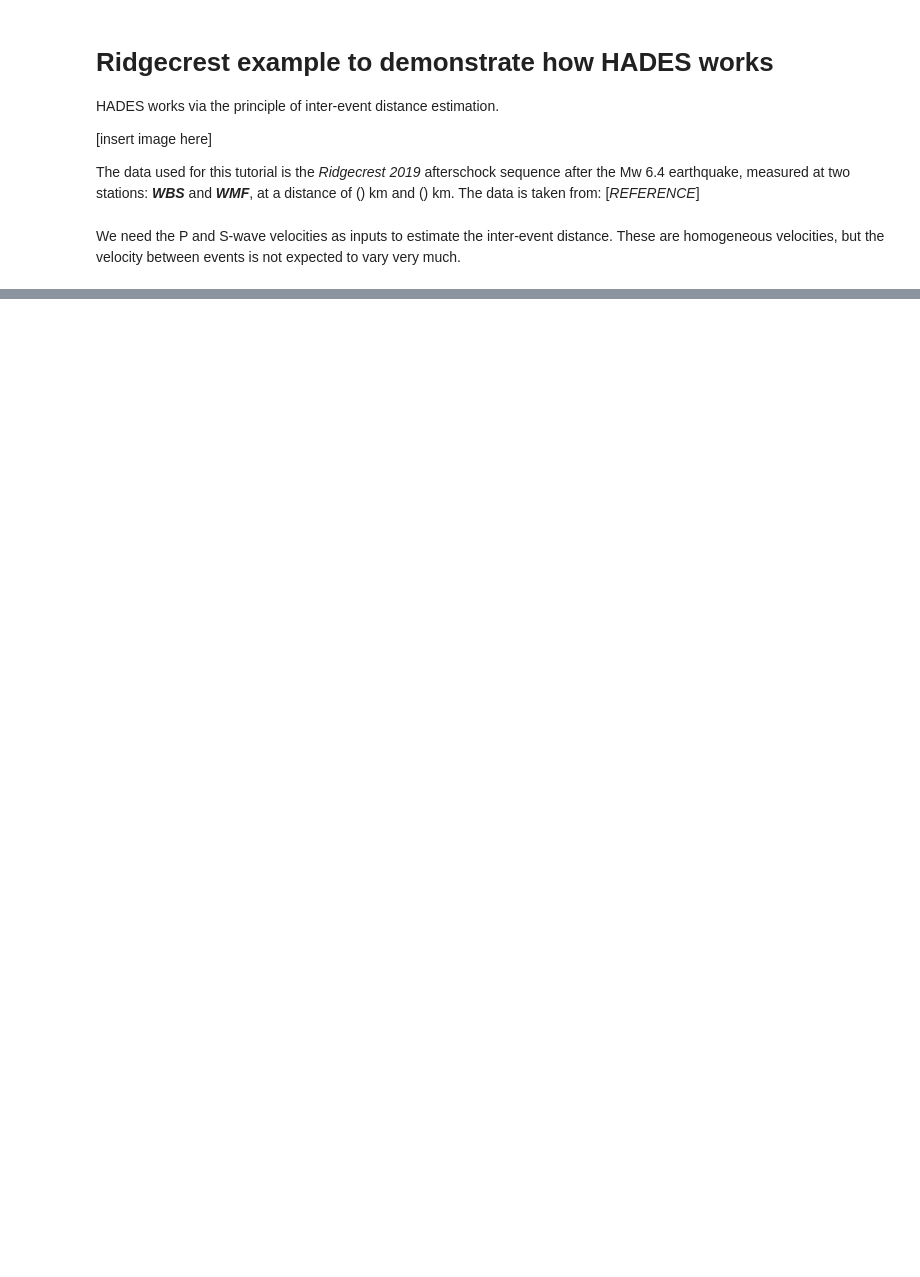
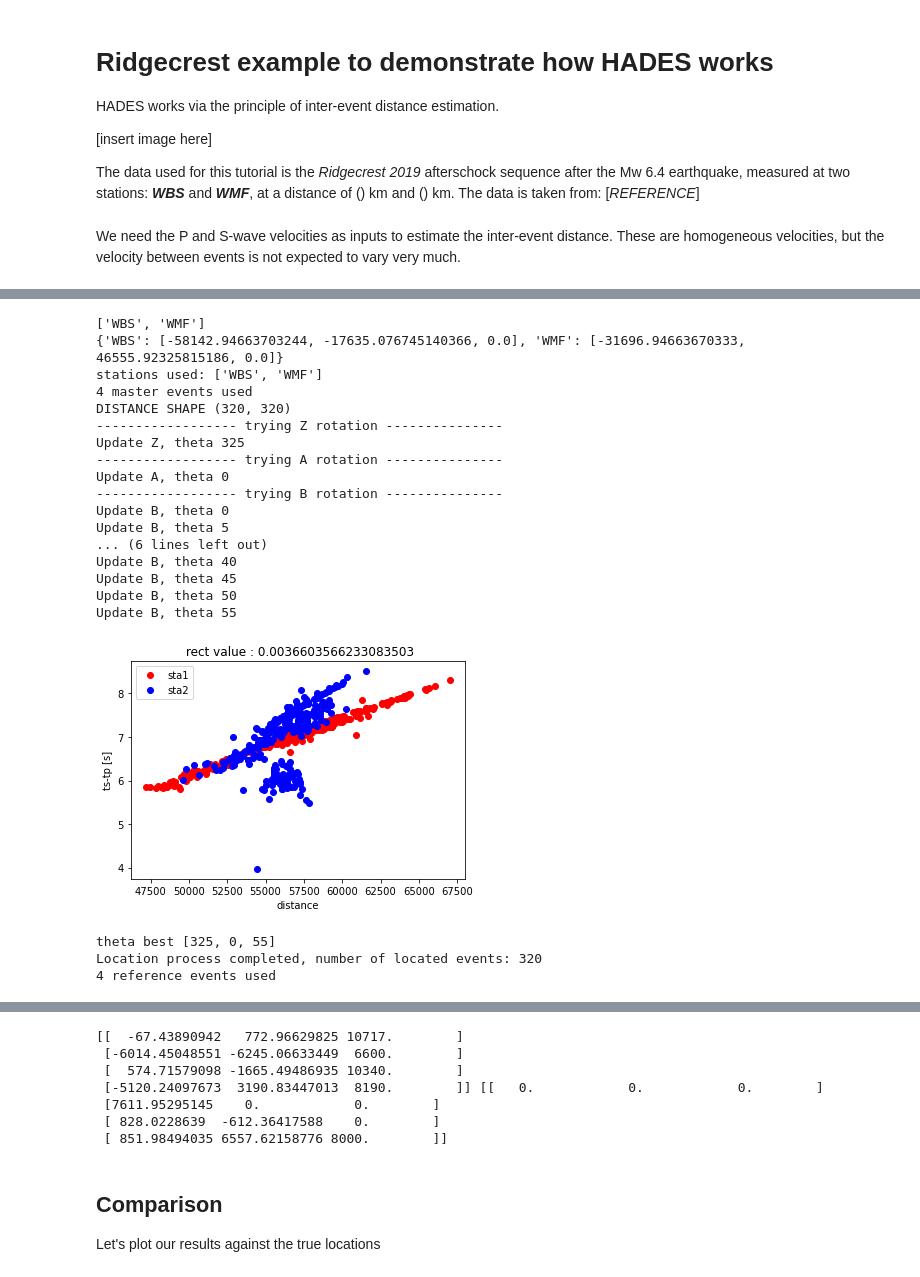
Before and after one commit to ktuin/HADES-R, a Jupyter notebook: run/ridgecrest_example_part1.ipynb, the cells around one changed output, grey strips where cells are left out. Saved outputs shown, nothing was run; the diff lists cells and outputs as text; code cells hidden in the pictures; blank space fills up the shorter version.

```diff
--- a/run/ridgecrest_example_part1.ipynb
+++ b/run/ridgecrest_example_part1.ipynb
@@ -64,0 +162,39 @@ hobj = hades_input(
+# %%
+# Create an input object with data loaded
+
+hobj_1 = hades_input(
+    data_path = data_path,          # the general path to the data
+    event_file = input_file_4,        # the input event file path
+    station_file = station_file,    # the station file path
+    sta_select = stations           # your two stations
+)
+
+# And think of a filename to deposit our results in
+out_file = 'ridgecrest_twostations_1'
+
+hobj_1.relative_frame(Vp,Vs,stations,y_ref=-1,z_ref=1,fixed_depth=8)
+hobj_1.distance_calculation(Vp,Vs,stations)
+hloc_1=hades_location(input_obj=hobj_1, output_path='./data/outputs/')
+hloc_1.location(out_file, mode='rel', plot=True)
+# %% [output]
+['WBS', 'WMF']
+{'WBS': [-58142.94663703244, -17635.076745140366, 0.0], 'WMF': [-31696.94663670333, 46555.92325815186, 0.0]}
+stations used: ['WBS', 'WMF']
+4 master events used
+DISTANCE SHAPE (320, 320)
+------------------ trying Z rotation ---------------
+Update Z, theta 325
+------------------ trying A rotation ---------------
+Update A, theta 0
+------------------ trying B rotation ---------------
+Update B, theta 0
+Update B, theta 5
+... (6 lines left out)
+Update B, theta 40
+Update B, theta 45
+Update B, theta 50
+Update B, theta 55
+[figure, added]
+theta best [325, 0, 55]
+Location process completed, number of located events: 320
+4 reference events used
@@ -64,0 +202,11 @@ hobj = hades_input(
+[[  -67.43890942   772.96629825 10717.        ]
+ [-6014.45048551 -6245.06633449  6600.        ]
+ [  574.71579098 -1665.49486935 10340.        ]
+ [-5120.24097673  3190.83447013  8190.        ]] [[   0.            0.            0.        ]
+ [7611.95295145    0.            0.        ]
+ [ 828.0228639  -612.36417588    0.        ]
+ [ 851.98494035 6557.62158776 8000.        ]]
+# %% [markdown]
+## Comparison
+
+Let's plot our results against the true locations
```
Also changed, not shown: parts of 18 cells of this notebook, 16 other files.
